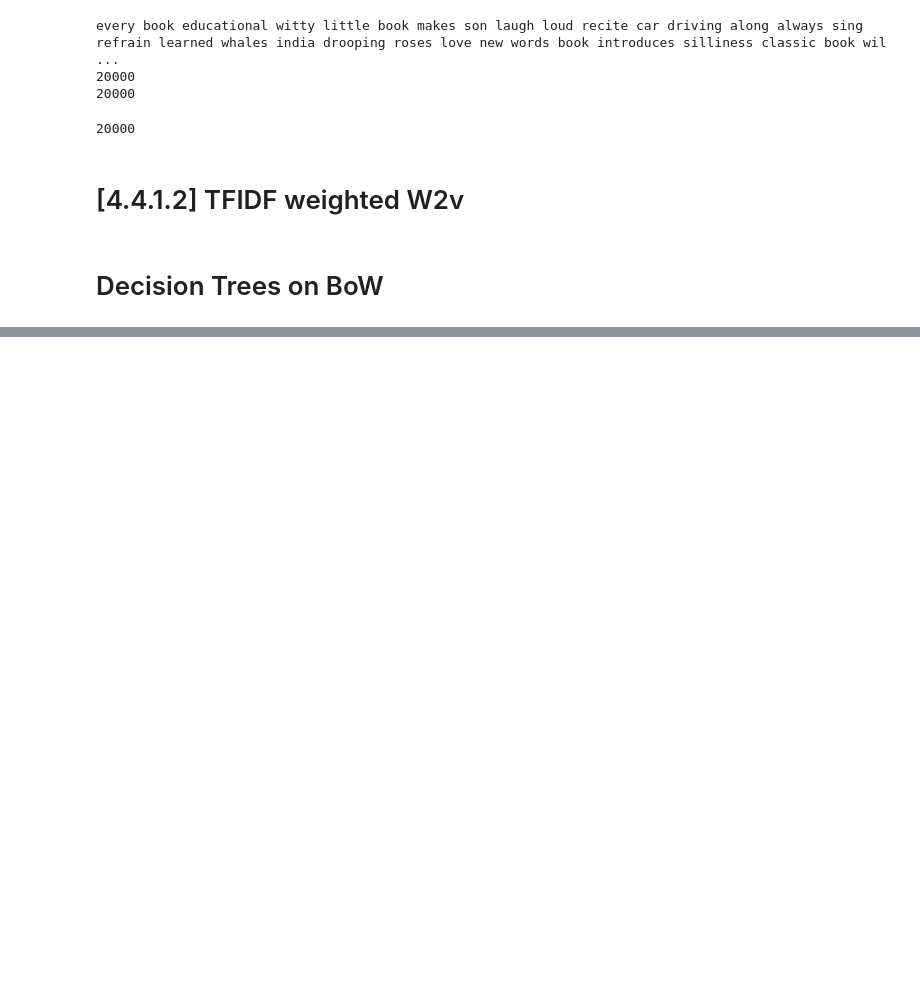
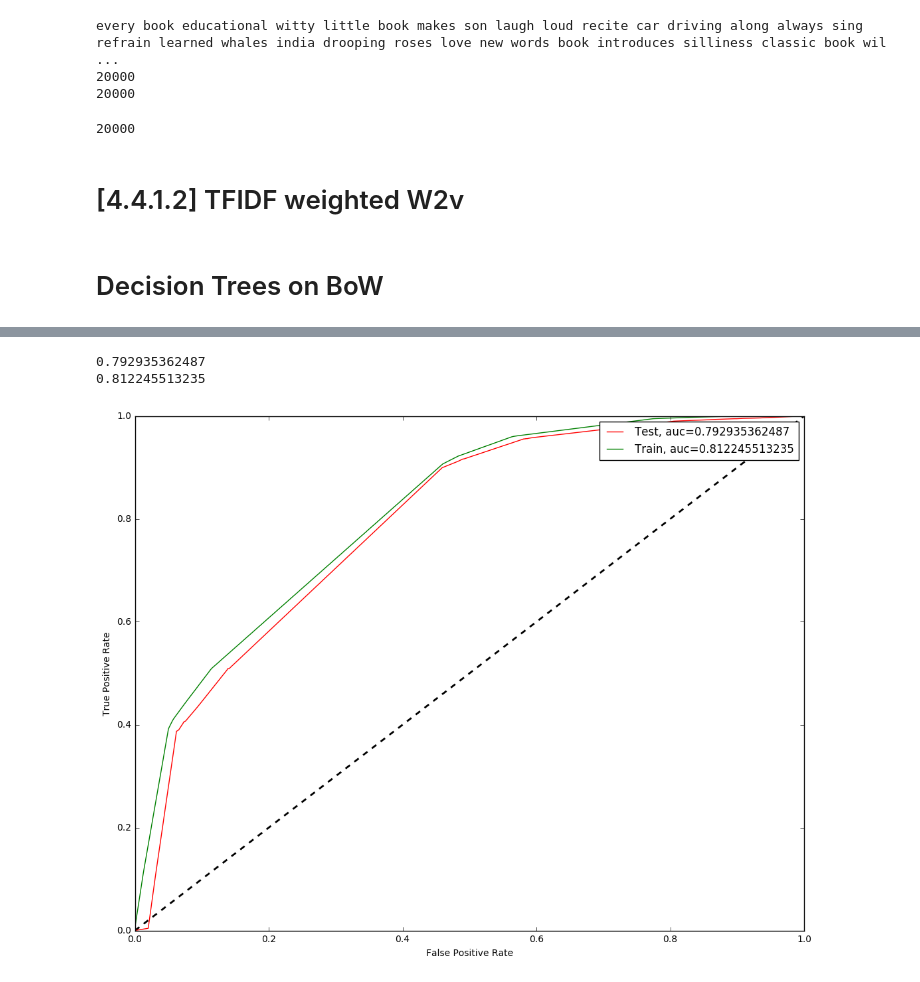
Before and after one commit to rajendrac3/Machine-Learning, a Jupyter notebook: Apply Decision Trees on Amazon reviews data set/Decision Trees.ipynb, the cells around one changed output, grey strips where cells are left out. Cells and saved outputs as stored; diff of their text form; code cells hidden in the pictures; blank space fills up the shorter version.

```diff
--- a/Apply Decision Trees on Amazon reviews data set/Decision Trees.ipynb
+++ b/Apply Decision Trees on Amazon reviews data set/Decision Trees.ipynb
@@ -553,17 +552,3 @@ import pickle
 # with open(r"/content/gdrive/My Drive/Colab Notebooks/Assignment 4/BoW.pkl", "rb") as input_file:
 with open(r"BoW.pkl", "rb") as input_file:
     BoW_dict = pickle.load(input_file)
-# %%
-bow_auc_train = []
-bow_auc_cv = []
-bow_auc_test = []
-
-for depth_val in tqdm([1, 5, 10, 50, 100, 500, 1000]):
-    for splits in tqdm([5, 10, 100, 500]):
-        dt_clf = tree.DecisionTreeClassifier(max_depth=depth_val, min_samples_split=splits)
-        dt_clf.fit(BoW_dict['X_train_vect'],Y_train)
-
-        train_proba = dt_clf.score(BoW_dict['X_train_vect'], Y_train)
-        cv_proba = dt_clf.score(BoW_dict['X_val_vect'], Y_val)
-    bow_auc_train.append(train_proba)
-    bow_auc_cv.append(cv_proba)
@@ -577,0 +582,3 @@ for depth_val in tqdm([1, 5, 10, 50, 100, 500, 1000]):
+# %%
+bow_best_depth = max(roc_auc_val, key=roc_auc_val.get)
+bow_best_depth
@@ -583,0 +635,6 @@ print(bow_auc_cv)
+# %%
+dt_clf = tree.DecisionTreeClassifier(max_depth=bow_best_depth)
+dt_clf.fit(BoW_dict['X_train_vect'],Y_train)
+bow_test_proba = dt_clf.predict_proba(BoW_dict['X_test_vect'])
+bow_train_proba = dt_clf.predict_proba(BoW_dict['X_train_vect'])
+bow_test_proba
@@ -583,0 +649,24 @@ print(bow_auc_cv)
+# %%
+bow_fpr_train, bow_tpr_train, _ = roc_curve(Y_train, bow_train_proba[:, 1])
+bow_fpr_test, bow_tpr_test, _ = roc_curve(Y_test, bow_test_proba[:, 1])
+bow_test_auc = auc(bow_fpr_test, bow_tpr_test)
+bow_train_auc = auc(bow_fpr_train, bow_tpr_train)
+print(bow_test_auc)
+print(bow_train_auc)
+# %% [output]
+0.792935362487
+0.812245513235
+# %%
+import pylab
+plt.figure(figsize=(13, 10))
+plt.plot([0,1], [0,1], color='black', lw=2, linestyle='--')
+plt.plot(bow_fpr_test, bow_tpr_test, label="Test, auc="+str(bow_test_auc), color = 'red')
+plt.plot(bow_fpr_train, bow_tpr_train, label="Train, auc="+str(bow_train_auc), color = 'green')
+
+plt.xlabel('False Positive Rate')
+plt.ylabel('True Positive Rate')
+plt.legend()
+
+plt.show()
+# %% [output]
+[figure, added]
```
Also changed, not shown: parts of 67 cells of this notebook, 5 other files.
